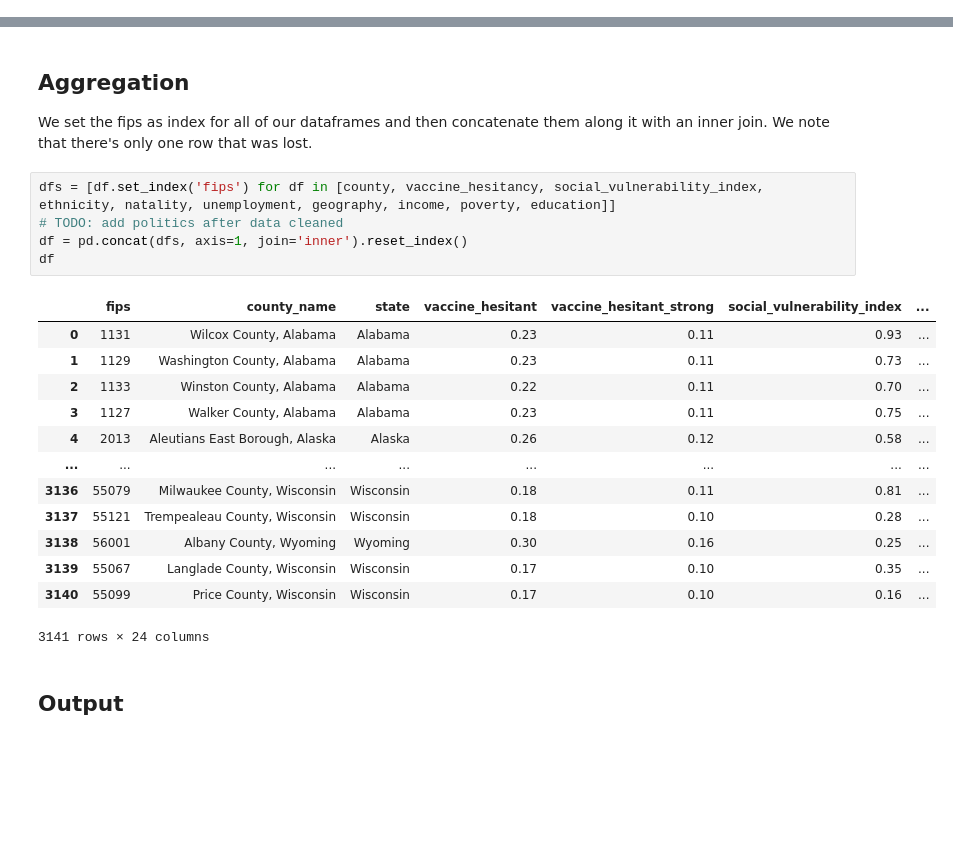
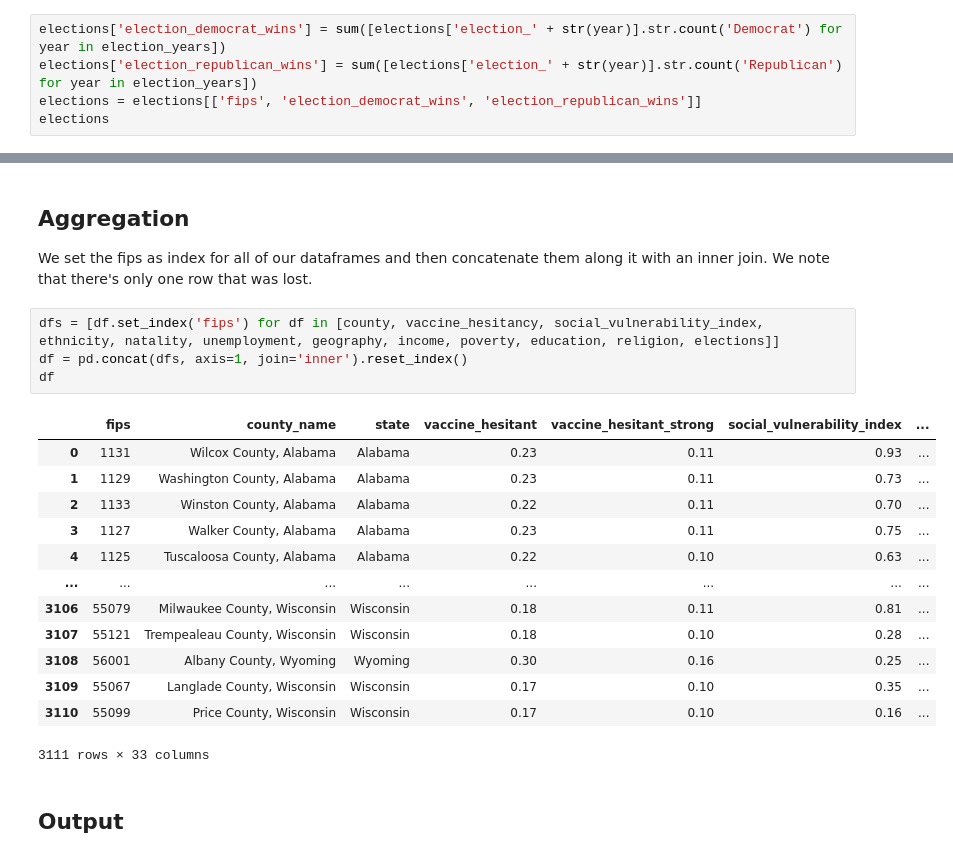
Before and after one commit to kuruparans/covid19-vaccine-hesitancy-analysis, a Jupyter notebook: data-cleaning.ipynb, the cells around one changed output, grey strips where cells are left out. Cells and saved outputs as stored; diff of their text form; blank space fills up the shorter version.

Commit message:
Convert election results into numeric columns

```diff
--- a/data-cleaning.ipynb
+++ b/data-cleaning.ipynb
@@ -203,3 +203,8 @@ elections
 | 3109 | 17103 | Republican | Republican | Republican | Republican |
 | 3110 | 20063 | Republican | Republican | Republican | Republican |
 3111 rows × 5 columns
+# %%
+elections['election_democrat_wins'] = sum([elections['election_' + str(year)].str.count('Democrat') for year in election_years])
+elections['election_republican_wins'] = sum([elections['election_' + str(year)].str.count('Republican') for year in election_years])
+elections = elections[['fips', 'election_democrat_wins', 'election_republican_wins']]
+elections
@@ -365,24 +384,23 @@ Because of the issues surrounding population size, county organization and gover
 ## Aggregation
 We set the fips as index for all of our dataframes and then concatenate them along it with an inner join. We note that there's only one row that was lost.
 # %%
-dfs = [df.set_index('fips') for df in [county, vaccine_hesitancy, social_vulnerability_index, ethnicity, natality, unemployment, geography, income, poverty, education]]
-# TODO: add politics after data cleaned
+dfs = [df.set_index('fips') for df in [county, vaccine_hesitancy, social_vulnerability_index, ethnicity, natality, unemployment, geography, income, poverty, education, religion, elections]]
 df = pd.concat(dfs, axis=1, join='inner').reset_index()
 df
 # %% [output]
 |  | fips | county_name | state | vaccine_hesitant | vaccine_hesitant_strong | social_vulnerability_index | ... |
 | 0 | 1131 | Wilcox County, Alabama | Alabama | 0.23 | 0.11 | 0.93 | ... |
 | 1 | 1129 | Washington County, Alabama | Alabama | 0.23 | 0.11 | 0.73 | ... |
 | 2 | 1133 | Winston County, Alabama | Alabama | 0.22 | 0.11 | 0.70 | ... |
 | 3 | 1127 | Walker County, Alabama | Alabama | 0.23 | 0.11 | 0.75 | ... |
-| 4 | 2013 | Aleutians East Borough, Alaska | Alaska | 0.26 | 0.12 | 0.58 | ... |
+| 4 | 1125 | Tuscaloosa County, Alabama | Alabama | 0.22 | 0.10 | 0.63 | ... |
 | ... | ... | ... | ... | ... | ... | ... | ... |
-| 3136 | 55079 | Milwaukee County, Wisconsin | Wisconsin | 0.18 | 0.11 | 0.81 | ... |
-| 3137 | 55121 | Trempealeau County, Wisconsin | Wisconsin | 0.18 | 0.10 | 0.28 | ... |
-| 3138 | 56001 | Albany County, Wyoming | Wyoming | 0.30 | 0.16 | 0.25 | ... |
-| 3139 | 55067 | Langlade County, Wisconsin | Wisconsin | 0.17 | 0.10 | 0.35 | ... |
-| 3140 | 55099 | Price County, Wisconsin | Wisconsin | 0.17 | 0.10 | 0.16 | ... |
+| 3106 | 55079 | Milwaukee County, Wisconsin | Wisconsin | 0.18 | 0.11 | 0.81 | ... |
+| 3107 | 55121 | Trempealeau County, Wisconsin | Wisconsin | 0.18 | 0.10 | 0.28 | ... |
+| 3108 | 56001 | Albany County, Wyoming | Wyoming | 0.30 | 0.16 | 0.25 | ... |
+| 3109 | 55067 | Langlade County, Wisconsin | Wisconsin | 0.17 | 0.10 | 0.35 | ... |
+| 3110 | 55099 | Price County, Wisconsin | Wisconsin | 0.17 | 0.10 | 0.16 | ... |
-3141 rows × 24 columns
+3111 rows × 33 columns
 # %% [markdown]
 ## Output
 # %%
```
Also changed, not shown: parts of 1 cell of this notebook.
